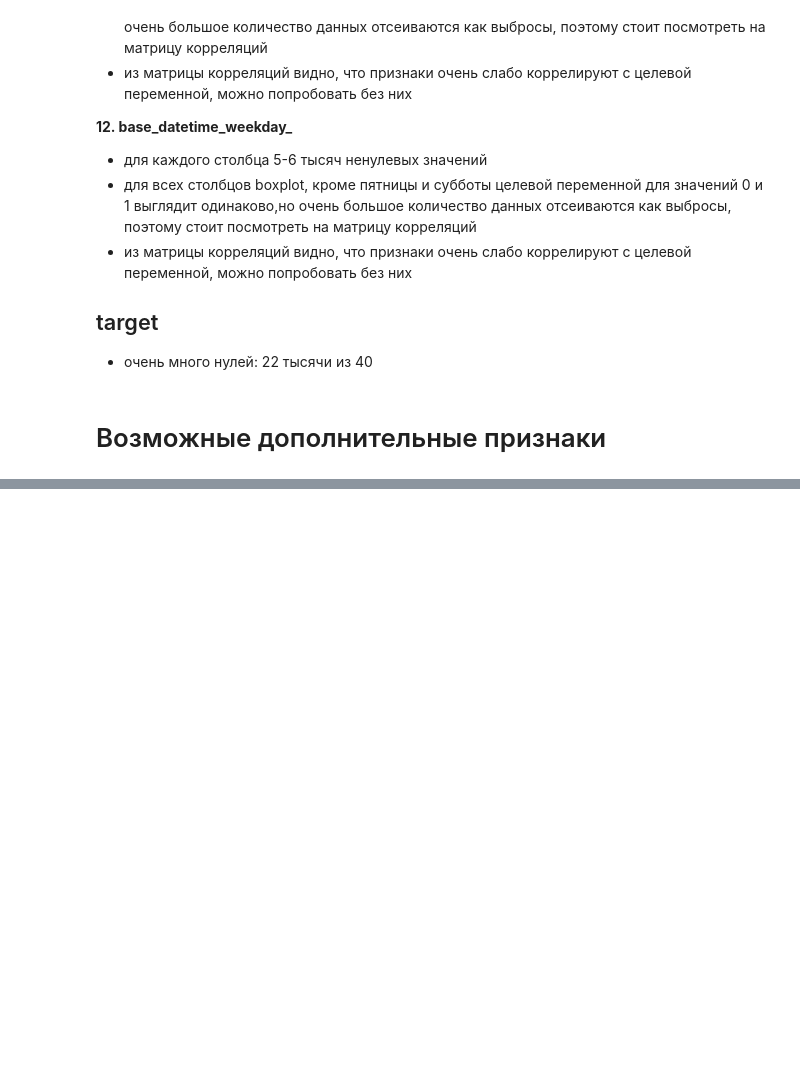
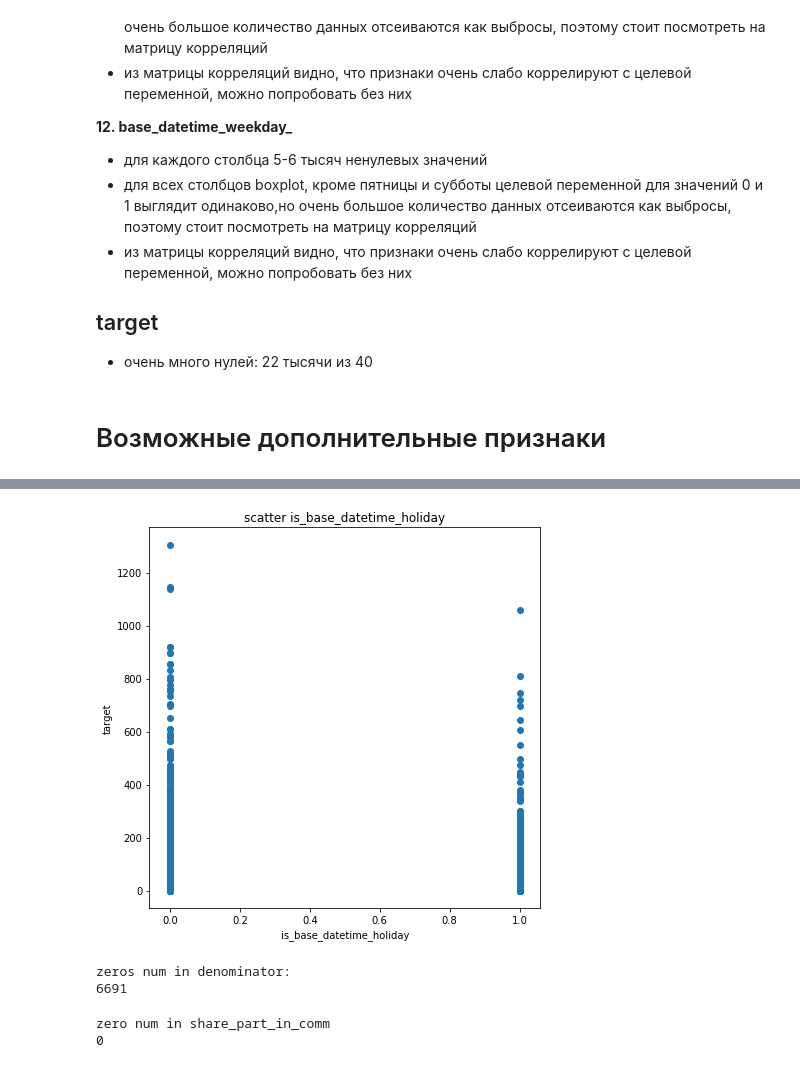
Before and after one commit to HollowPrincess/ML-introduction-2019, a Jupyter notebook: linear_regression/visualizations.ipynb, the cells around one changed output, grey strips where cells are left out. Saved outputs shown, nothing was run; the diff lists cells and outputs as text; code cells hidden in the pictures; blank space fills up the shorter version.

```diff
--- a/linear_regression/visualizations.ipynb
+++ b/linear_regression/visualizations.ipynb
@@ -911,0 +631,24 @@ Name: target, dtype: float64
+# %%
+plt.figure(figsize=(7,7))
+plt.scatter(x=data['is_base_datetime_holiday'], y=data['target'])
+
+plt.xlabel('is_base_datetime_holiday')
+plt.ylabel('target')
+plt.title('scatter is_base_datetime_holiday')
+plt.show()
+# %% [output]
+[figure, added]
+# %%
+# 2. Отношение share_num к comments_num_before_base_time
+print('zeros num in denominator:')
+print(data.loc[data['comments_num_before_base_time']==0].shape[0])
+data['share_part_in_comm']=data['share_num']/(data['comments_num_before_base_time']+1)
+# %% [output]
+zeros num in denominator:
+6691
+# %%
+print('zero num in share_part_in_comm')
+print(data.loc[data['share_part_in_comm']==0].shape[0])
+# %% [output]
+zero num in share_part_in_comm
+0
```
Also changed, not shown: parts of 102 cells of this notebook, 2 other files.
